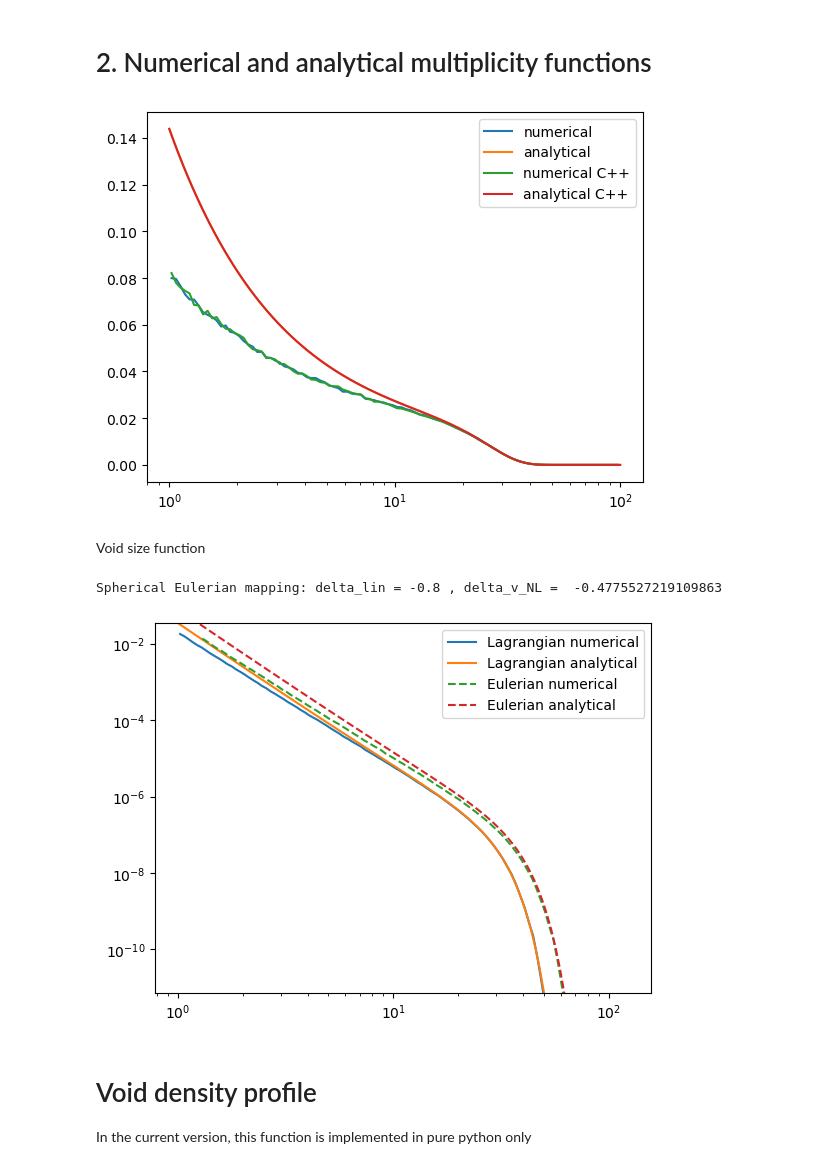
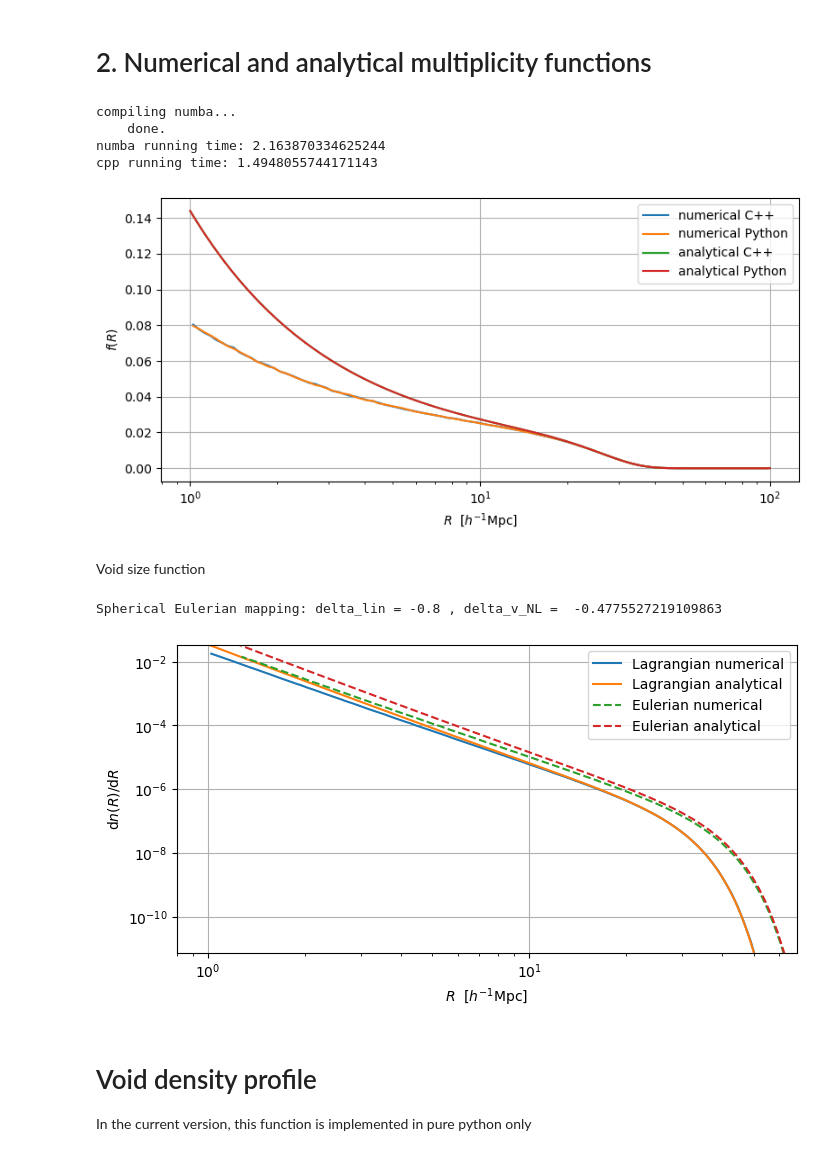
Before and after one commit to Giovanni-Verza/excursion_set_functions, a Jupyter notebook: examples/examples.ipynb, the cells around one changed output. Saved outputs shown, nothing was run; the diff lists cells and outputs as text; code cells hidden in the pictures.

```diff
--- a/examples/examples.ipynb
+++ b/examples/examples.ipynb
@@ -65,7 +67,7 @@ from excursion_set_functions.python import analytical as f_an_py
 import time
 
 
-Npaths = int(1e6) # number of random-walk realization
+Npaths = int(1e7) # number of random-walk realization
 
 #Moving barrier
 delta_v_lin = -0.8
@@ -74,50 +76,57 @@ beta = 0.098*abs(delta_v_lin) + 0.103
 gamma = 0.87
 params_B = [alpha,beta,gamma]
 B = params_B[0] * (1. + (params_B[1]/s**0.5)**params_B[2])
+dB_ds = -0.5*params_B[0]*params_B[1]**params_B[2]*params_B[2] * s **(-params_B[2]/2.-1)
 #Cholenski decomposizion of Cij, linearized
 Lij = int_py.cholensky_decomposition_matrix_from_Cij(Cij)
 
 # number of paths that first crossess the barrier between R[i] and R[i+1]
 print('compiling numba...')
 Ncross = num_py.first_crossing_single_barrier(Lij, 100, B)
 print('    done.')
 t0 = time.time()
 Ncross = num_py.first_crossing_single_barrier(Lij, Npaths, B)
 dt = time.time() - t0
 print('numba running time:',dt)
-if use_cpp:
-    t0 = time.time()
-    Ncross_cpp = numerical.first_crossing_single_barrier(Lij, Npaths, B)
-    dt = time.time() - t0
-    print('cpp running time:',dt)
+
+t0 = time.time()
+Ncross_cpp = numerical.first_crossing_single_barrier(Lij, Npaths, B)
+dt = time.time() - t0
+print('cpp running time:',dt)
 
 
 
 #numerical multiplicity function f(R): differantial fraction of random-walks that first crosses the barrier between R and R+dR
 # (R is decreasing)
 dR = R[:-1] - R[1:]
 Rmean = 0.5 * (R[:-1] + R[1:])
 f_num_R = Ncross[1:] / Npaths / dR
-if use_cpp:
-    f_num_R_cpp = Ncross_cpp[1:] / Npaths / dR
+f_num_R_cpp = Ncross_cpp[1:] / Npaths / dR
 
 # corresponding analytical approximation:
-dB_ds = -0.5*params_B[0]*params_B[1]**params_B[2]*params_B[2] * s **(-params_B[2]/2.-1)
+
 f_appr_R = f_an_py.f_S_MB_approx(s,DW,B,dB_ds) * np.abs(dsdR)
-if use_cpp:
-    f_appr_R_cpp = analytical.f_S_MB_approx(s,DW,B,dB_ds) * np.abs(dsdR)
+
+f_appr_R_cpp = analytical.f_S_MB_approx(s,DW,B,dB_ds) * np.abs(dsdR)
 
 
-plt.plot(Rmean,f_num_R,label='numerical')
-plt.plot(R,f_appr_R,label='analytical')
-if use_cpp:
-    plt.plot(Rmean,f_num_R_cpp,label='numerical C++')
-    plt.plot(R,f_appr_R_cpp,label='analytical C++')
+fig = plt.figure(figsize=[8,4])
+plt.plot(Rmean,f_num_R_cpp,label='numerical C++')
+plt.plot(Rmean,f_num_R,label='numerical Python')
+plt.plot(R,f_appr_R_cpp,label='analytical C++')
+plt.plot(R,f_appr_R,label='analytical Python')
 plt.semilogx()
+plt.grid()
 plt.legend()
-plt.show()
+plt.ylabel('$f(R)$')
+plt.xlabel('$R$  [$h^{-1}$Mpc]')
+fig.tight_layout()
 # %% [output]
+compiling numba...
+    done.
+numba running time: 2.163870334625244
+cpp running time: 1.4948055744171143
-[figure, old version]
+[figure, new version]
 # %% [markdown]
 Void size function
 # %%
@@ -132,18 +141,25 @@ Rmean_E = Rmean * expansion_factor
 R_E = R * expansion_factor
 VSF_num_E = (3. / (4. * np.pi * Rmean **3) * f_num_R) / expansion_factor
 VSF_approx_E = (3. / (4. * np.pi * R **3) * f_appr_R) / expansion_factor
+
 print('Spherical Eulerian mapping: delta_lin =',delta_v_lin,', delta_v_NL = ',delta_v_NL)
+
+fig = plt.figure(figsize=[8,4])
 plt.plot(Rmean,VSF_num_L,label='Lagrangian numerical')
 plt.plot(R,VSF_approx_L,label='Lagrangian analytical')
 plt.plot(Rmean_E,VSF_num_E,label='Eulerian numerical',ls='--')
 plt.plot(R_E,VSF_approx_L,label='Eulerian analytical',ls='--')
 plt.loglog()
+plt.grid()
 plt.legend()
+plt.xlim(0.8,(R[1:])[f_num_R==0][-1]*expansion_factor)
 plt.ylim(VSF_approx_L[15],VSF_approx_L[-1])
+plt.ylabel('${\\rm d} n(R) / {\\rm d} R$')
+plt.xlabel('$R$  [$h^{-1}$Mpc]')
 plt.show()
 # %% [output]
 Spherical Eulerian mapping: delta_lin = -0.8 , delta_v_NL =  -0.4775527219109863
-[figure, old version]
+[figure, new version]
 # %% [markdown]
 # Void density profile
 In the current version, this function is implemented in pure python only
```
Also changed, not shown: parts of 2 cells of this notebook, 4 other files.
